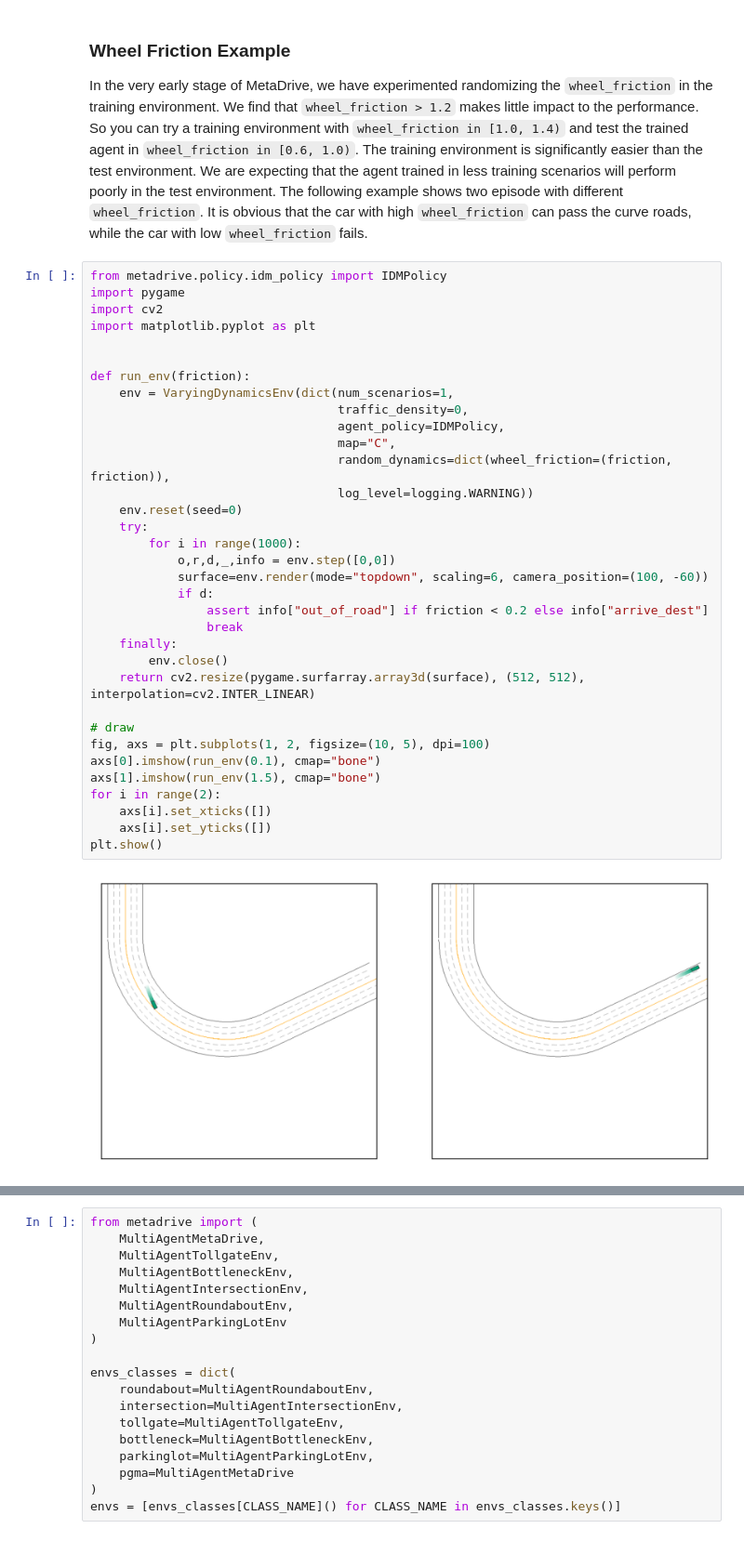
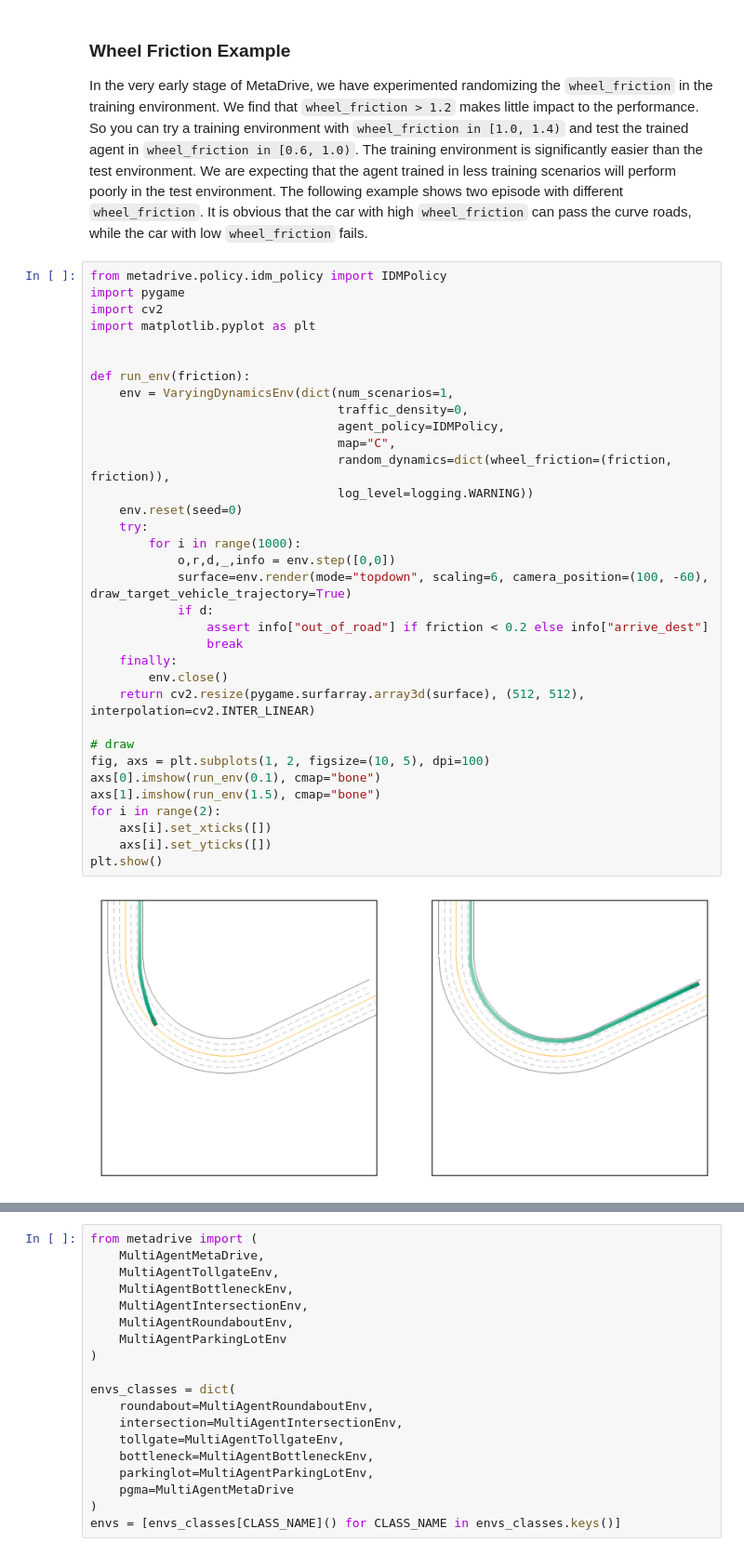
Before and after one commit to metadriverse/metadrive, a Jupyter notebook: documentation/source/rl_environments.ipynb, the cells around one changed output, grey strips where cells are left out. Shown at 93% size. Cells and saved outputs as stored; diff of their text form.

```diff
--- a/documentation/source/rl_environments.ipynb
+++ b/documentation/source/rl_environments.ipynb
@@ -385,42 +385,42 @@ with `wheel_friction in [1.0, 1.4)` and test the trained agent in `wheel_frictio
 The training environment is significantly easier than the test environment.
 We are expecting that the agent trained in less training scenarios will perform poorly in the test environment.
 The following example shows two episode with different `wheel_friction`. It is obvious that the car with high `wheel_friction` can pass the curve roads, while the car with low `wheel_friction` fails.
-# %%
-from metadrive.policy.idm_policy import IDMPolicy
-import pygame
-import cv2
-import matplotlib.pyplot as plt
-
-
-def run_env(friction):
-    env = VaryingDynamicsEnv(dict(num_scenarios=1,
-                                  traffic_density=0,
-                                  agent_policy=IDMPolicy,
-                                  map="C",
-                                  random_dynamics=dict(wheel_friction=(friction, friction)),
-                                  log_level=logging.WARNING))
-    env.reset(seed=0)
-    try:
-        for i in range(1000):
-            o,r,d,_,info = env.step([0,0])
-            surface=env.render(mode="topdown", scaling=6, camera_position=(100, -60))
-            if d:
-                assert info["out_of_road"] if friction < 0.2 else info["arrive_dest"]
-                break
-    finally:
-        env.close()
-    return cv2.resize(pygame.surfarray.array3d(surface), (512, 512), interpolation=cv2.INTER_LINEAR)
-
-# draw
-fig, axs = plt.subplots(1, 2, figsize=(10, 5), dpi=100)
-axs[0].imshow(run_env(0.1), cmap="bone")
-axs[1].imshow(run_env(1.5), cmap="bone")
-for i in range(2):
-    axs[i].set_xticks([])
-    axs[i].set_yticks([])
-plt.show()
-# %% [output]
-[figure, removed]
+# %%
+from metadrive.policy.idm_policy import IDMPolicy
+import pygame
+import cv2
+import matplotlib.pyplot as plt
+
+
+def run_env(friction):
+    env = VaryingDynamicsEnv(dict(num_scenarios=1,
+                                  traffic_density=0,
+                                  agent_policy=IDMPolicy,
+                                  map="C",
+                                  random_dynamics=dict(wheel_friction=(friction, friction)),
+                                  log_level=logging.WARNING))
+    env.reset(seed=0)
+    try:
+        for i in range(1000):
+            o,r,d,_,info = env.step([0,0])
+            surface=env.render(mode="topdown", scaling=6, camera_position=(100, -60), draw_target_vehicle_trajectory=True)
+            if d:
+                assert info["out_of_road"] if friction < 0.2 else info["arrive_dest"]
+                break
+    finally:
+        env.close()
+    return cv2.resize(pygame.surfarray.array3d(surface), (512, 512), interpolation=cv2.INTER_LINEAR)
+
+# draw
+fig, axs = plt.subplots(1, 2, figsize=(10, 5), dpi=100)
+axs[0].imshow(run_env(0.1), cmap="bone")
+axs[1].imshow(run_env(1.5), cmap="bone")
+for i in range(2):
+    axs[i].set_xticks([])
+    axs[i].set_yticks([])
+plt.show()
+# %% [output]
+[figure, added]
 # %% [markdown]
 
 
```
Also changed, not shown: parts of 6 cells of this notebook.
